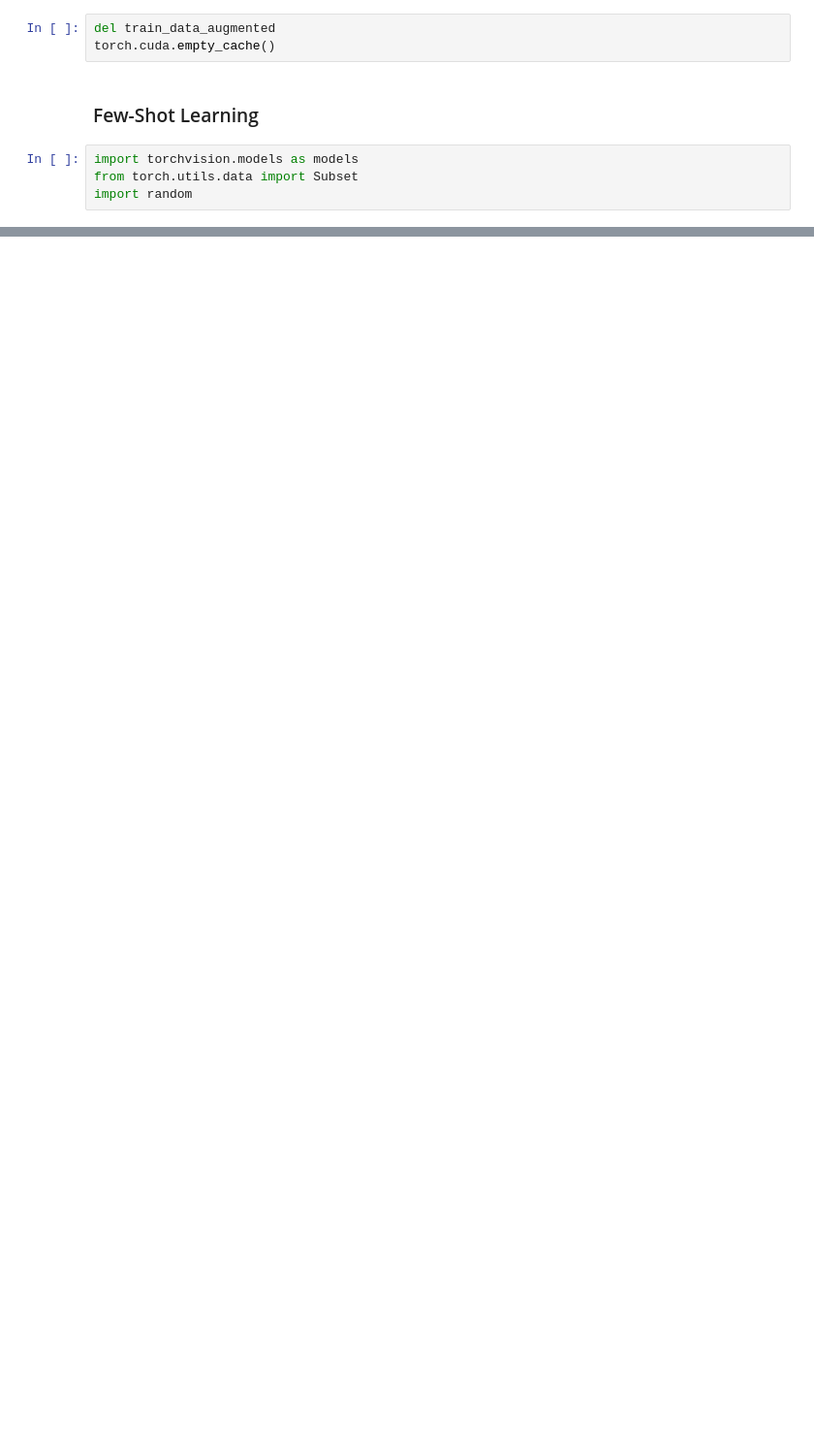
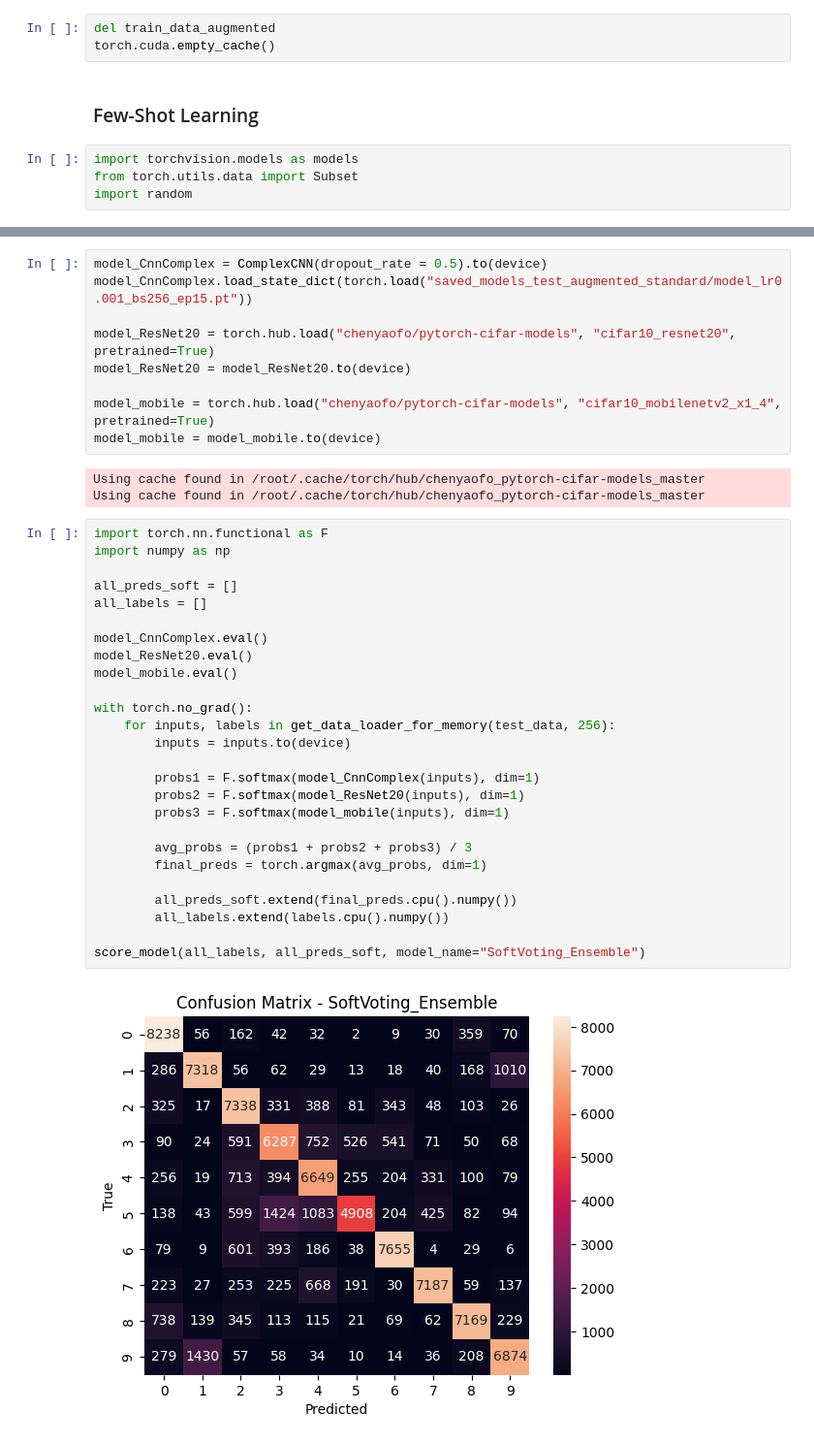
Before and after one commit to WasilewskiJakub/CNN-CINIC-10, a Jupyter notebook: main.ipynb, the cells around one changed output, grey strips where cells are left out. Shown: that part at 97% size. Cells and saved outputs as stored; diff of their text form; blank space fills up the shorter version.

```diff
--- a/main.ipynb
+++ b/main.ipynb
@@ -822,0 +972,40 @@ for lr in learning_rates:
+# %%
+model_CnnComplex = ComplexCNN(dropout_rate = 0.5).to(device)
+model_CnnComplex.load_state_dict(torch.load("saved_models_test_augmented_standard/model_lr0.001_bs256_ep15.pt"))
+
+model_ResNet20 = torch.hub.load("chenyaofo/pytorch-cifar-models", "cifar10_resnet20", pretrained=True)
+model_ResNet20 = model_ResNet20.to(device)
+
+model_mobile = torch.hub.load("chenyaofo/pytorch-cifar-models", "cifar10_mobilenetv2_x1_4", pretrained=True)
+model_mobile = model_mobile.to(device)
+# %% [output]
+Using cache found in /root/.cache/torch/hub/chenyaofo_pytorch-cifar-models_master
+Using cache found in /root/.cache/torch/hub/chenyaofo_pytorch-cifar-models_master
+# %%
+import torch.nn.functional as F
+import numpy as np
+
+all_preds_soft = []
+all_labels = []
+
+model_CnnComplex.eval()
+model_ResNet20.eval()
+model_mobile.eval()
+
+with torch.no_grad():
+    for inputs, labels in get_data_loader_for_memory(test_data, 256):
+        inputs = inputs.to(device)
+
+        probs1 = F.softmax(model_CnnComplex(inputs), dim=1)
+        probs2 = F.softmax(model_ResNet20(inputs), dim=1)
+        probs3 = F.softmax(model_mobile(inputs), dim=1)
+
+        avg_probs = (probs1 + probs2 + probs3) / 3
+        final_preds = torch.argmax(avg_probs, dim=1)
+
+        all_preds_soft.extend(final_preds.cpu().numpy())
+        all_labels.extend(labels.cpu().numpy())
+
+score_model(all_labels, all_preds_soft, model_name="SoftVoting_Ensemble")
+# %% [output]
+[figure, added]
```
Also changed, not shown: parts of 29 cells of this notebook, 1 other file.
